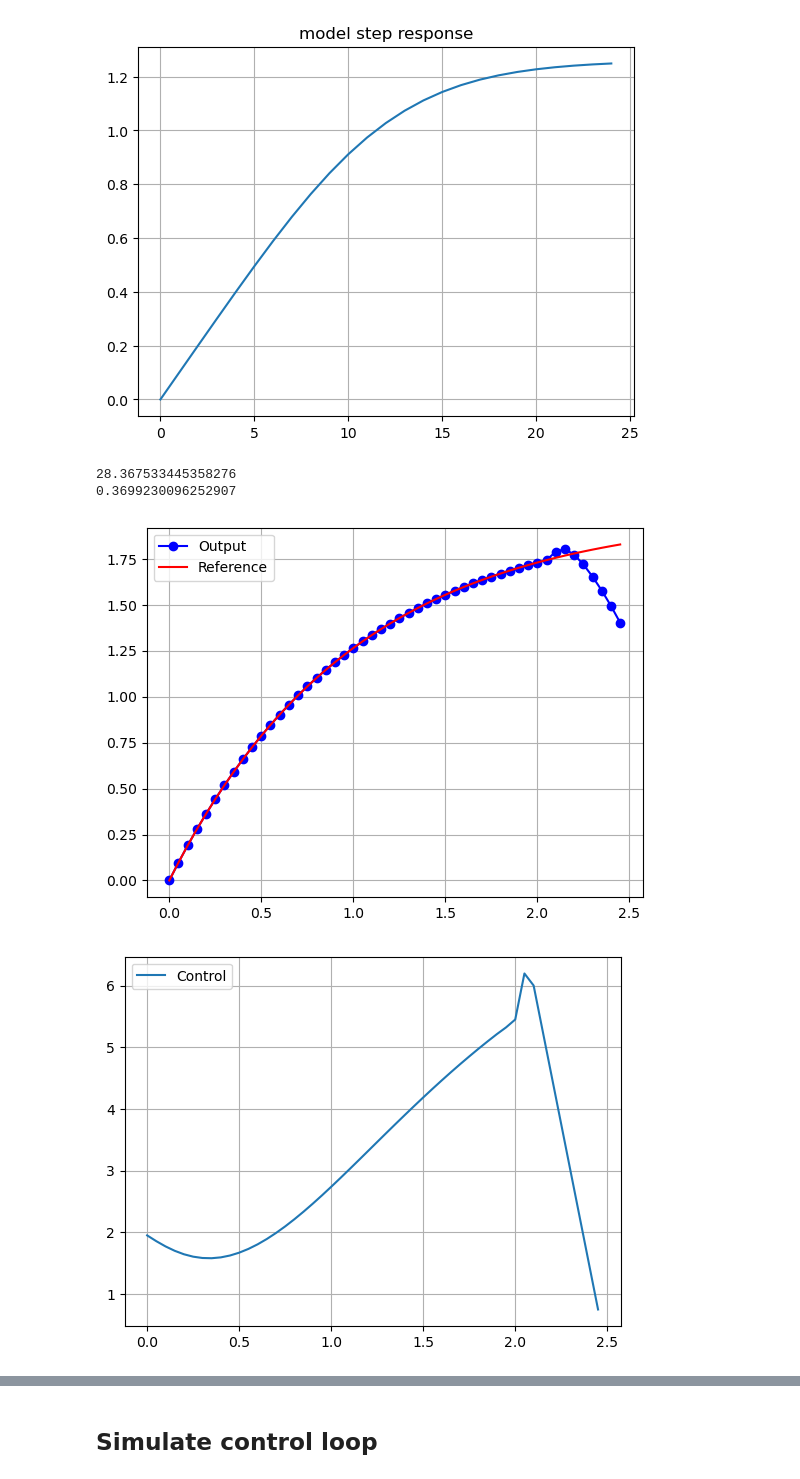
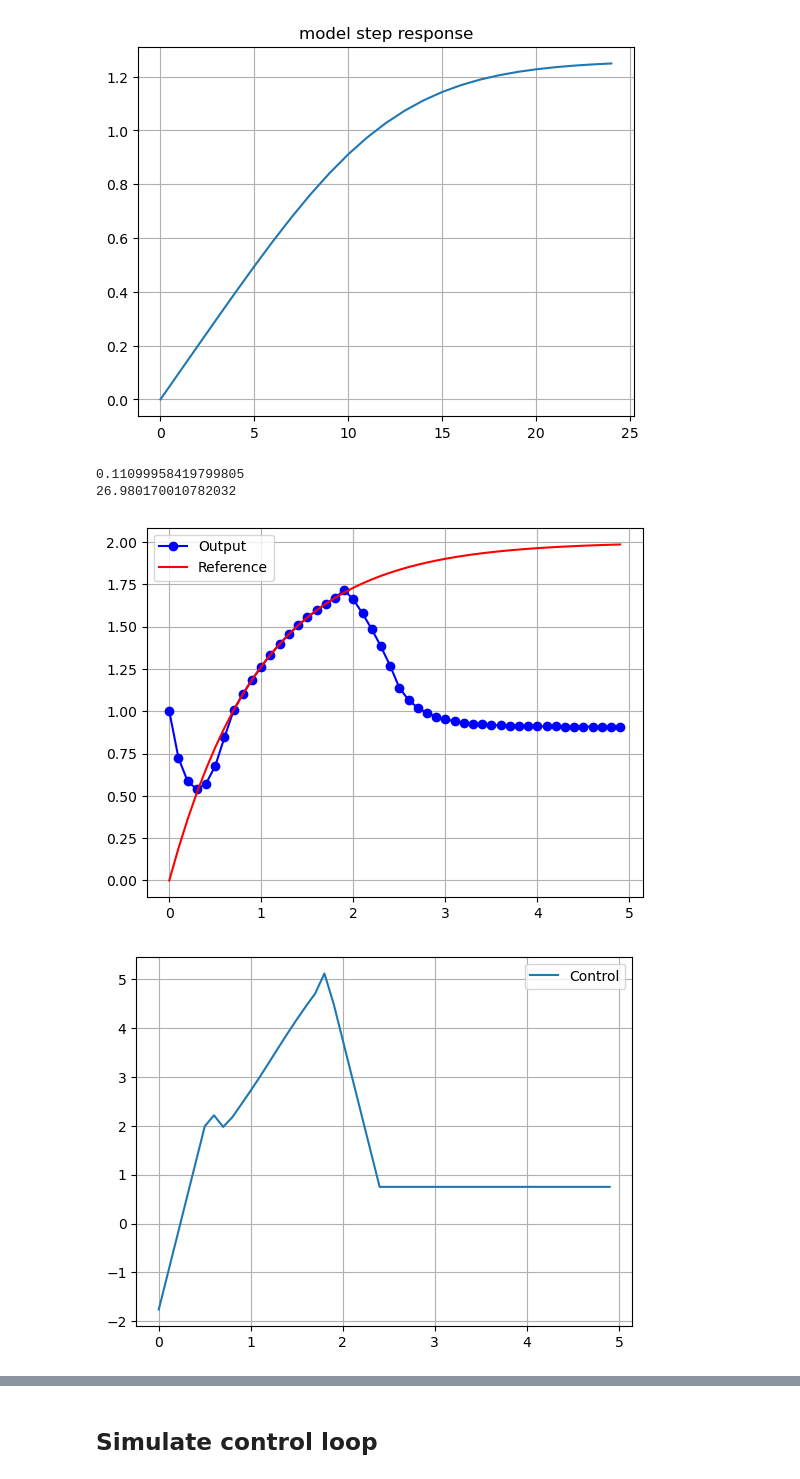
Before and after one commit to jhat6/simple_NLMPC_example, a Jupyter notebook: simple_NLMPC_NB.ipynb, the cells around one changed output, grey strips where cells are left out. Drawn from its saved outputs; the diff is of its cells as text; code cells hidden in the pictures.

Commit message:
minor change to constraint function

```diff
--- a/simple_NLMPC_NB.ipynb
+++ b/simple_NLMPC_NB.ipynb
@@ -123,7 +124,7 @@ def nl_prediction(u, dt, x0=x0):
 # %%
 '''
 def objective(u, x0=x0):
-    """Calculate the sum of the square error for the cotnrol problem"""
+    """Calculate the sum of the square error for the control problem"""
     y = prediction(extend(u))
     return sum((r - y)**2)
 '''
@@ -152,11 +153,11 @@ def plot_results(timeSamples, x, ref, u):
     plt.grid()
     plt.legend()
     plt.figure()
-    plt.plot(timeSamples[0:-1], np.diff(u, axis=0), label='\delta Control')
+    plt.plot(timeSamples[0:-1], np.diff(u, axis=0), label='$\Delta$ Control')
     plt.grid()
     plt.legend()
 # %%
-M = 50
+M = 25
 P = 50
 
 # first order reference trajectory
@@ -165,23 +166,22 @@ tpredict = np.arange(0, P*dt, dt)   # discrete points at prediction horizon
 r = 2 - 2*np.exp(-tpredict/tau_c)
 u = np.zeros(M)  # initial guess for optimized control
 # %%
-from scipy.optimize import LinearConstraint
-A= -np.eye(M)+np.eye(M, k=1)
-lb = -0.75
-ub = 0.75
-linear_constraint = LinearConstraint(A, lb*np.ones((M,)), ub*np.ones((M,)))
+def linear_constraint_calc(M, lb, ub):
+    A= -np.eye(M)+np.eye(M, k=1)
+    return LinearConstraint(A, lb*np.ones((M,)), ub*np.ones((M,)))
 # %%
 x0 = 0
 startTime = time()
-result = scipy.optimize.minimize(objective, u, method = 'trust-constr', constraints=[linear_constraint])
-#result = scipy.optimize.minimize(objective, u)
+linear_constraint = linear_constraint_calc(M)
+result = scipy.optimize.minimize(objective, u, method = 'SLSQP', constraints=[linear_constraint])
+#result = scipy.optimize.minimize(objective, u, x0)
 print(time()-startTime)
 uopt = result.x
 print(result.fun)
 uact = extend(uopt)
 plot_results(tpredict, nl_prediction(uact, dt), r, uact)
 # %% [output]
-28.367533445358276
-0.3699230096252907
+0.11099958419799805
+26.980170010782032
-[figure, old version]
+[figure, new version]
-[figure, old version]
+[figure, new version]
```
Also changed, not shown: parts of 7 cells of this notebook.
